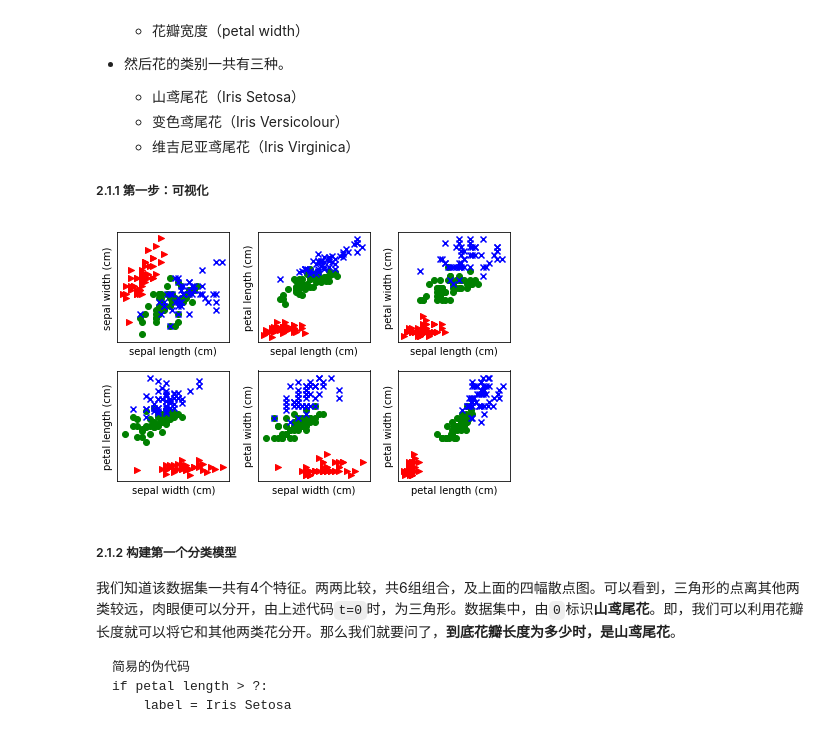
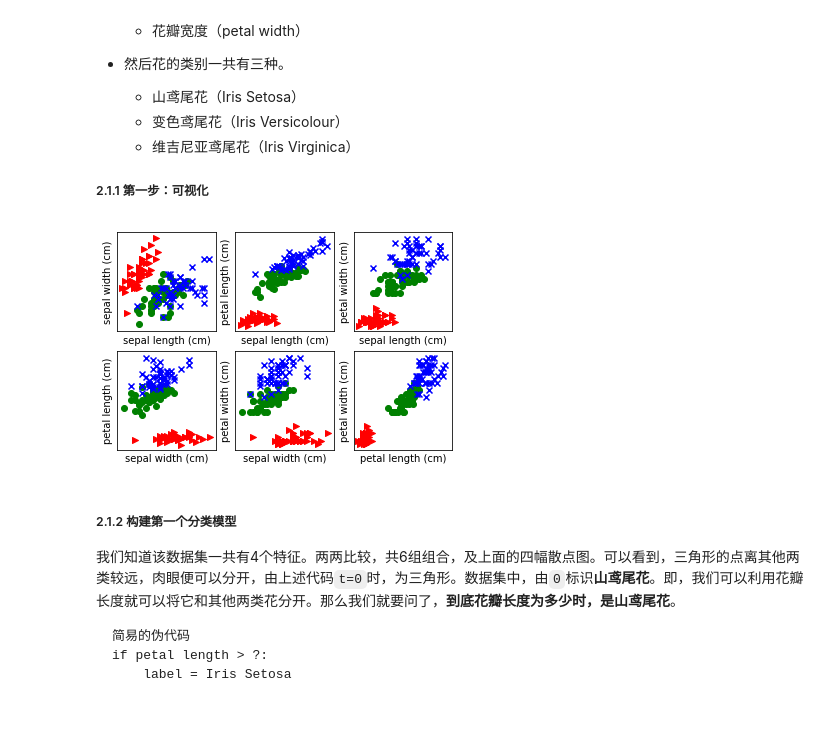
Before and after one commit to stoneL/ML_study_book, a Jupyter notebook: ML_SYS/CH02.ipynb, the cells around one changed output. Drawn from its saved outputs; the diff is of its cells as text; code cells hidden in the pictures.

```diff
--- a/ML_SYS/CH02.ipynb
+++ b/ML_SYS/CH02.ipynb
@@ -54,31 +54,31 @@ for t in range(3):
 # %%
 %matplotlib inline
 fig,axes = plt.subplots(2, 3)   # subplot划分画布为（2行3列)，返回两个，一个是图对象，一个是轴对象
 pairs = [(0, 1), (0, 2), (0, 3), (1, 2), (1, 3), (2, 3)]
 
 color_markers = [
         ('r', '>'),
         ('g', 'o'),
         ('b', 'x'),
         ]
 for i, (p0, p1) in enumerate(pairs):
     ax = axes.flat[i]
     for t in range(3):
         c, marker = color_markers[t] # c:颜色，marker：形状
         # 绘制散点图
         ax.scatter(features[target == t, p0], features[
                     target == t, p1], marker=marker, c=c)
 
     ax.set_xlabel(feature_names[p0])
     ax.set_ylabel(feature_names[p1])
     ax.set_xticks([])
     ax.set_yticks([])
 
 plt.show()
-fig.tight_layout()
-fig.savefig('figure1.png')
+# fig.tight_layout()
+# fig.savefig('figure1.png')
 # %% [output]
-[figure, old version]
+[figure, new version]
 # %% [markdown]
 ##### 2.1.2 构建第一个分类模型
 我们知道该数据集一共有4个特征。两两比较，共6组组合，及上面的四幅散点图。可以看到，三角形的点离其他两类较远，肉眼便可以分开，由上述代码`t=0`时，为三角形。数据集中，由`0`标识**山鸢尾花**。即，我们可以利用花瓣长度就可以将它和其他两类花分开。那么我们就要问了，**到底花瓣长度为多少时，是山鸢尾花**。
```
Also changed, not shown: parts of 3 cells of this notebook, 1 other file.
